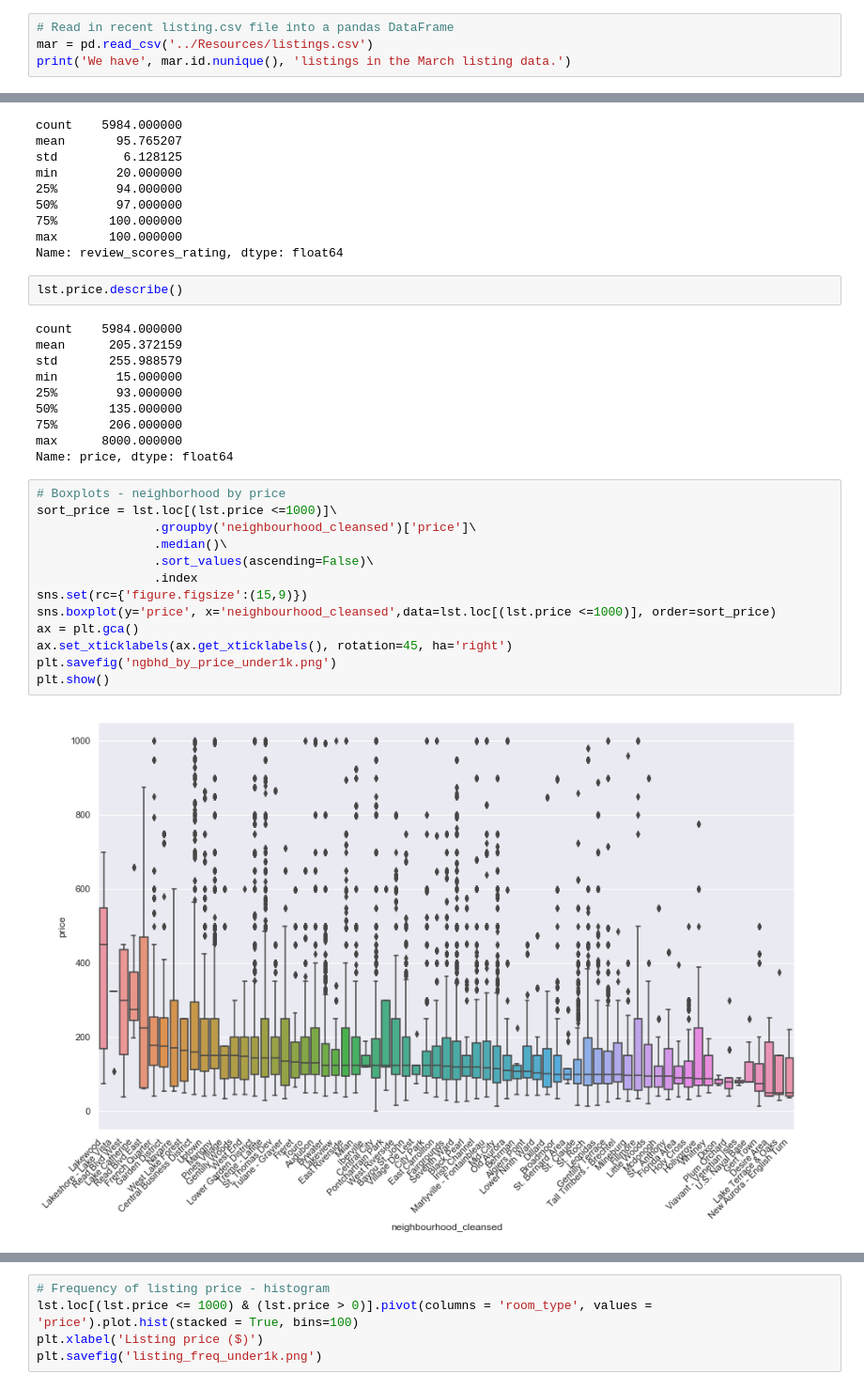
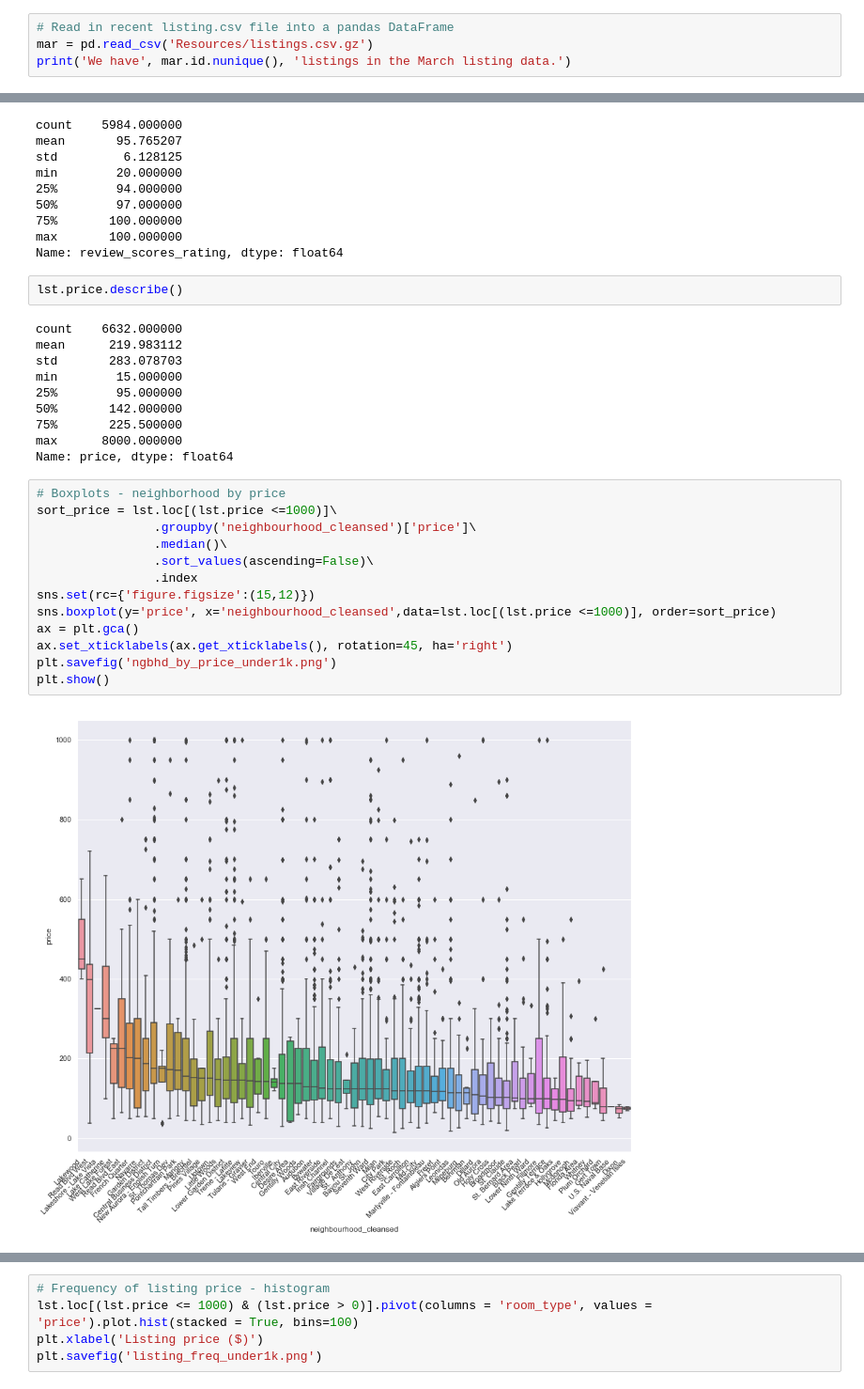
Before and after one commit to LoriHarris/Airbnb_ML, a Jupyter notebook: airbnb_listings.ipynb, the cells around one changed output, grey strips where cells are left out. Shown at 94% size. Cells and saved outputs as stored; diff of their text form.

```diff
--- a/airbnb_listings.ipynb
+++ b/airbnb_listings.ipynb
@@ -100,7 +105,7 @@ o review_scores_rating: 20-100 (dropping nan/blank)
 o last_scraped: March 2019 (current data)
 # %%
 # Read in recent listing.csv file into a pandas DataFrame
-mar = pd.read_csv('../Resources/listings.csv')
+mar = pd.read_csv('Resources/listings.csv.gz')
 print('We have', mar.id.nunique(), 'listings in the March listing data.')
 # %% [output]
 We have 6632 listings in the March listing data.
@@ -296,30 +241,30 @@ Name: review_scores_rating, dtype: float64
 # %%
 lst.price.describe()
 # %% [output]
-count    5984.000000
-mean      205.372159
-std       255.988579
+count    6632.000000
+mean      219.983112
+std       283.078703
 min        15.000000
-25%        93.000000
-50%       135.000000
-75%       206.000000
+25%        95.000000
+50%       142.000000
+75%       225.500000
 max      8000.000000
 Name: price, dtype: float64
 # %%
 # Boxplots - neighborhood by price
 sort_price = lst.loc[(lst.price <=1000)]\
                 .groupby('neighbourhood_cleansed')['price']\
                 .median()\
                 .sort_values(ascending=False)\
                 .index
-sns.set(rc={'figure.figsize':(15,9)})
+sns.set(rc={'figure.figsize':(15,12)})
 sns.boxplot(y='price', x='neighbourhood_cleansed',data=lst.loc[(lst.price <=1000)], order=sort_price)
 ax = plt.gca()
 ax.set_xticklabels(ax.get_xticklabels(), rotation=45, ha='right')
 plt.savefig('ngbhd_by_price_under1k.png')
 plt.show()
 # %% [output]
-[figure, old version]
+[figure, new version]
 # %%
 # Boxplots - rm type by price
 sort_price = lst.loc[(lst.price <=1000)]\
```
Also changed, not shown: parts of 35 cells of this notebook, 49 other files.
